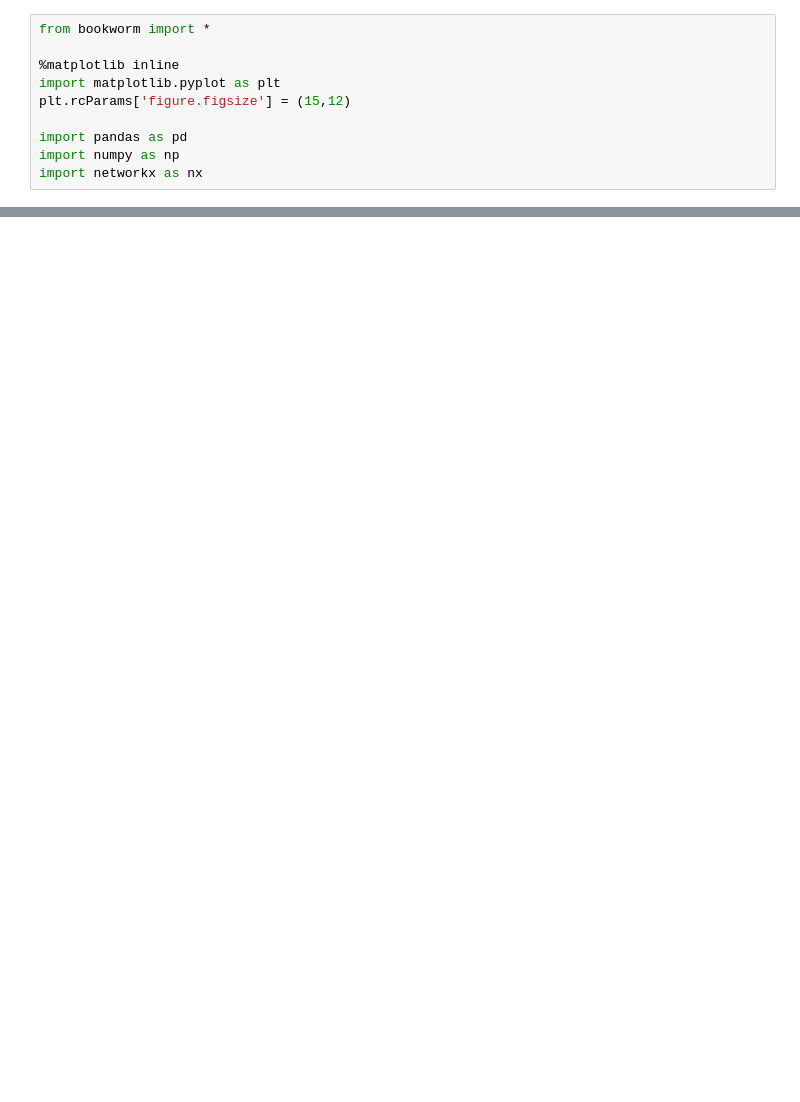
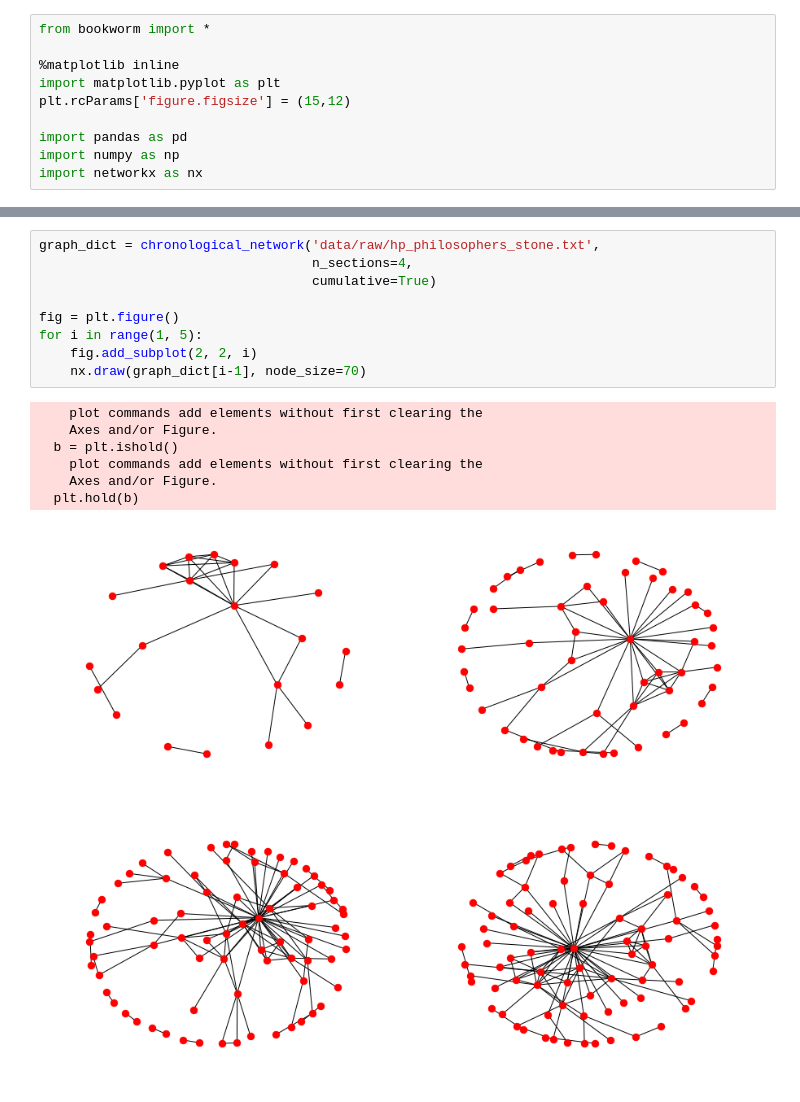
Before and after one commit to harrisonpim/bookworm, a Jupyter notebook: 04 - Time and Chronology.ipynb, the cells around one changed output, grey strips where cells are left out. Cells and saved outputs as stored; diff of their text form; blank space fills up the shorter version.

```diff
--- a/04 - Time and Chronology.ipynb
+++ b/04 - Time and Chronology.ipynb
@@ -103,3 +32,20 @@ nx.draw(graph_dict[3], node_size=70)
+# %%
+graph_dict = chronological_network('data/raw/hp_philosophers_stone.txt',
+                                   n_sections=4,
+                                   cumulative=True)
+
+fig = plt.figure()
+for i in range(1, 5):
+    fig.add_subplot(2, 2, i)
+    nx.draw(graph_dict[i-1], node_size=70)
+# %% [output]
+    plot commands add elements without first clearing the
+    Axes and/or Figure.
+  b = plt.ishold()
+    plot commands add elements without first clearing the
+    Axes and/or Figure.
+  plt.hold(b)
+[figure, added]
 # %%
 graph_dict = chronological_network('data/raw/hp_philosophers_stone.txt',
                                    n_sections=12,
```
Also changed, not shown: parts of 11 cells of this notebook, 4 other files.
